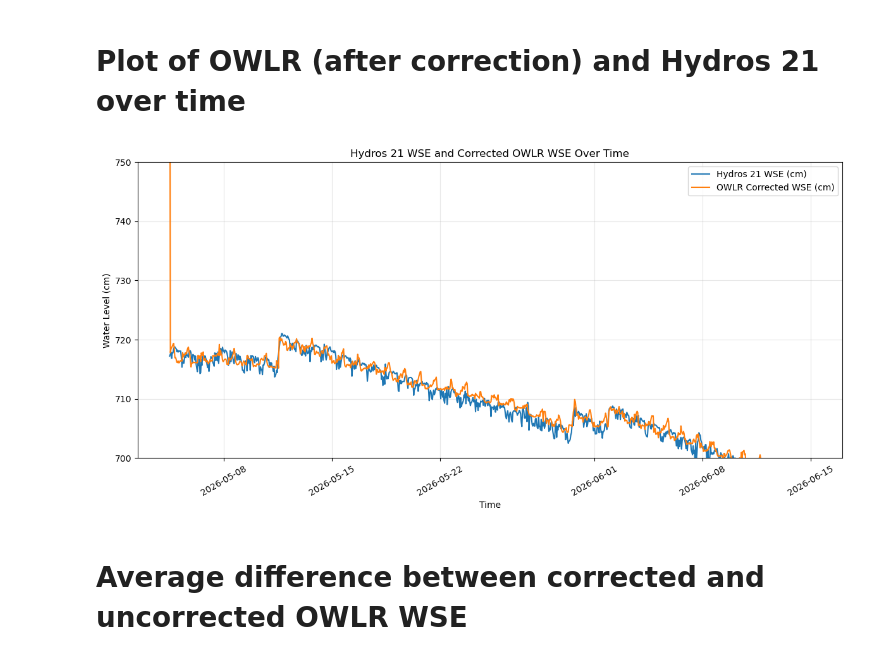
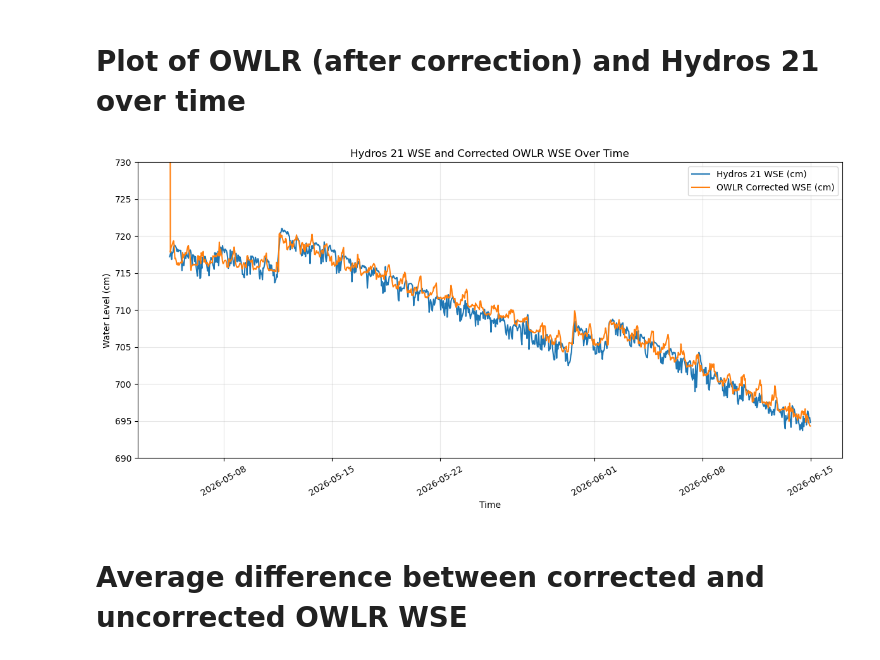
Before and after one commit to COAST-Lab/Open-Water-Level-and-Rainfall-Sensor, a Jupyter notebook: Data Analysis/waterLevelCMS.ipynb, the cells around one changed output. Saved outputs shown, nothing was run; the diff lists cells and outputs as text; code cells hidden in the pictures.

```diff
--- a/Data Analysis/waterLevelCMS.ipynb
+++ b/Data Analysis/waterLevelCMS.ipynb
@@ -384,28 +384,28 @@ Overlapping timestamps: 979
 # %%
 # Hydros 21 WSE and corrected OWLR WSE vs time
 if "CTD_hourly" not in globals() or "OWLR_wse_corrected" not in globals():
     raise ValueError("Run the data-loading and OWLR WSE correction cells first.")
 
 plot_df = OWLR_wse_corrected[["timestamp_hour", "OWLR_wse_corrected"]].copy()
 plot_df = plot_df.dropna(subset=["timestamp_hour", "OWLR_wse_corrected"]).sort_values("timestamp_hour")
 
 ctd_plot = CTD_hourly.dropna(subset=["timestamp_hour", "WSE_CTD_cm"]).sort_values("timestamp_hour")
 
 plt.figure(figsize=(12, 6))
 plt.plot(ctd_plot["timestamp_hour"], ctd_plot["WSE_CTD_cm"], label="Hydros 21 WSE (cm)")
 plt.plot(plot_df["timestamp_hour"], plot_df["OWLR_wse_corrected"], label="OWLR Corrected WSE (cm)")
 
 plt.title("Hydros 21 WSE and Corrected OWLR WSE Over Time")
 plt.xlabel("Time")
 plt.ylabel("Water Level (cm)")
-plt.ylim(700, 750)
+plt.ylim(690, 730)
 plt.legend()
 plt.grid(alpha=0.3)
 plt.xticks(rotation=30)
 plt.tight_layout()
 plt.show()
 # %% [output]
-[figure, old version]
+[figure, new version]
 # %% [markdown]
 # Average difference between corrected and uncorrected OWLR WSE
 # %%
```
Also changed, not shown: 13 other files.
